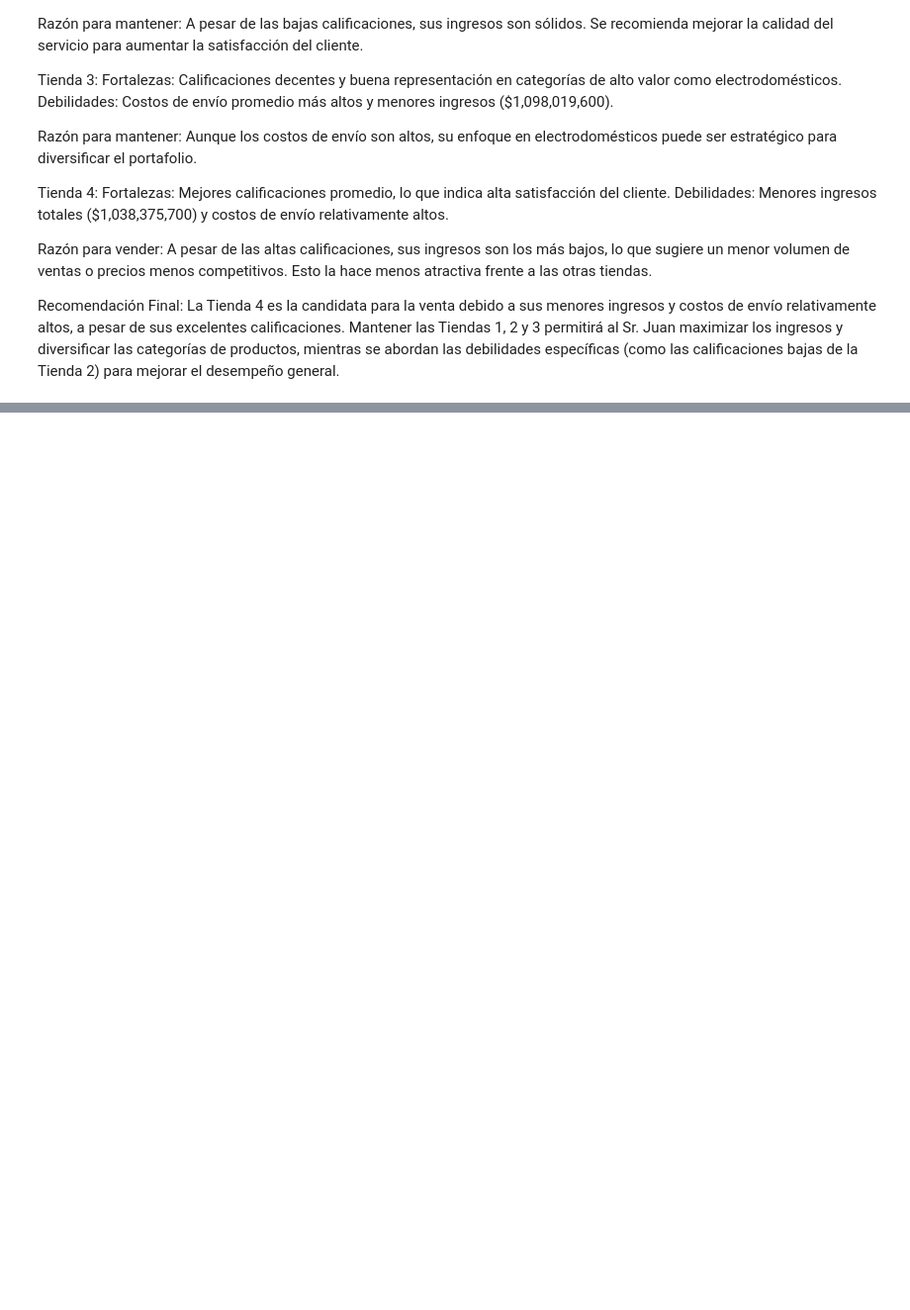
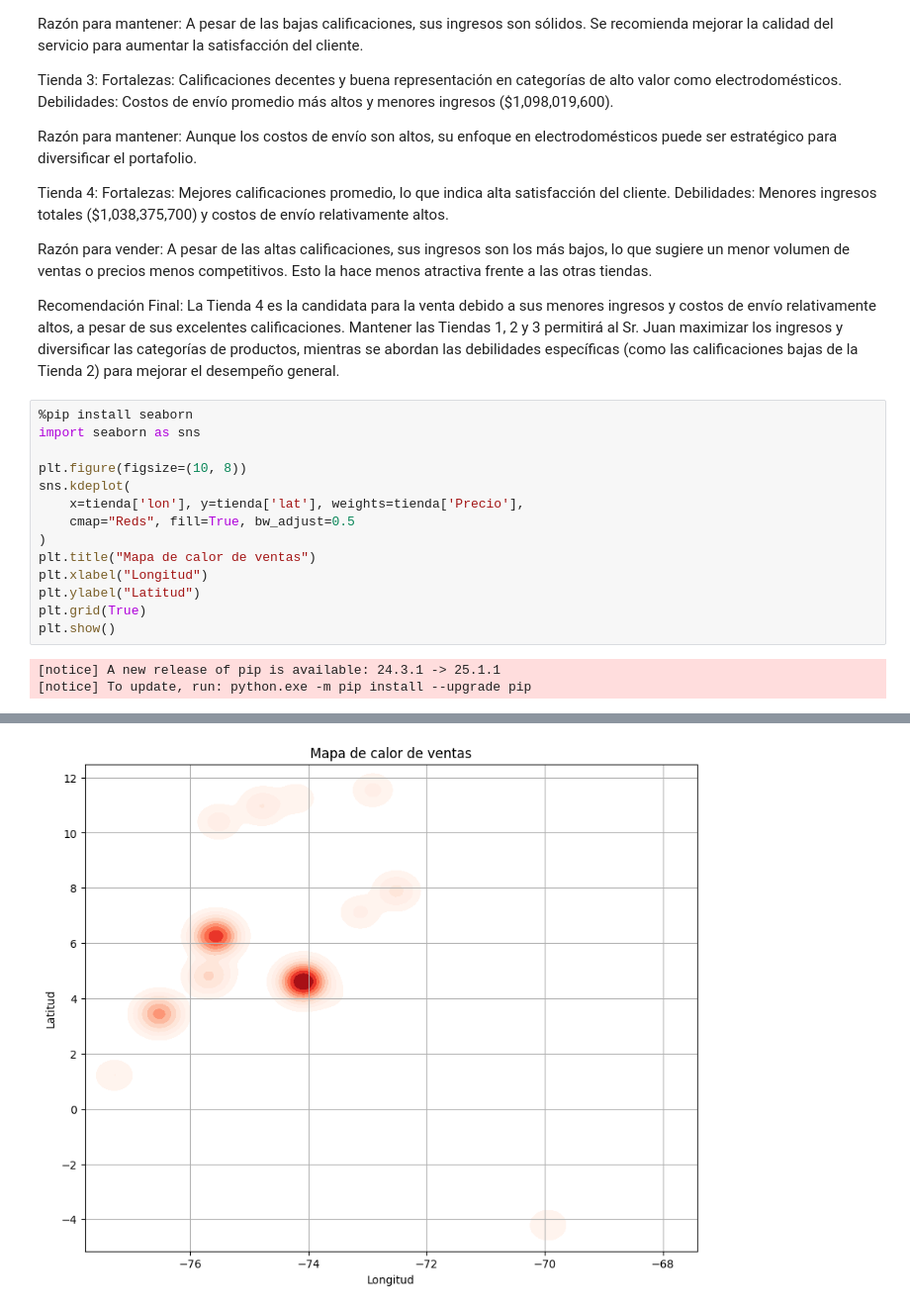
Before and after one commit to RamsesSosa04/Alura_Store_Latam, a Jupyter notebook: AluraStoreLatam.ipynb, the cells around one changed output, grey strips where cells are left out. Shown at 99% size. Saved outputs shown, nothing was run; the diff lists cells and outputs as text; blank space fills up the shorter version.

```diff
--- a/AluraStoreLatam.ipynb
+++ b/AluraStoreLatam.ipynb
@@ -481,3 +481,20 @@ Debilidades: Menores ingresos totales ($1,038,375,700) y costos de envío relati
 Razón para vender: A pesar de las altas calificaciones, sus ingresos son los más bajos, lo que sugiere un menor volumen de ventas o precios menos competitivos. Esto la hace menos atractiva frente a las otras tiendas.
 
 Recomendación Final: La Tienda 4 es la candidata para la venta debido a sus menores ingresos y costos de envío relativamente altos, a pesar de sus excelentes calificaciones. Mantener las Tiendas 1, 2 y 3 permitirá al Sr. Juan maximizar los ingresos y diversificar las categorías de productos, mientras se abordan las debilidades específicas (como las calificaciones bajas de la Tienda 2) para mejorar el desempeño general.
+# %%
+%pip install seaborn
+import seaborn as sns
+
+plt.figure(figsize=(10, 8))
+sns.kdeplot(
+    x=tienda['lon'], y=tienda['lat'], weights=tienda['Precio'],
+    cmap="Reds", fill=True, bw_adjust=0.5
+)
+plt.title("Mapa de calor de ventas")
+plt.xlabel("Longitud")
+plt.ylabel("Latitud")
+plt.grid(True)
+plt.show()
+# %% [output]
+[notice] A new release of pip is available: 24.3.1 -> 25.1.1
+[notice] To update, run: python.exe -m pip install --upgrade pip
@@ -483,0 +517 @@ Recomendación Final: La Tienda 4 es la candidata para la venta debido a sus men
+[figure, added]
```
Also changed, not shown: parts of 1 cell of this notebook, 1 other file.
